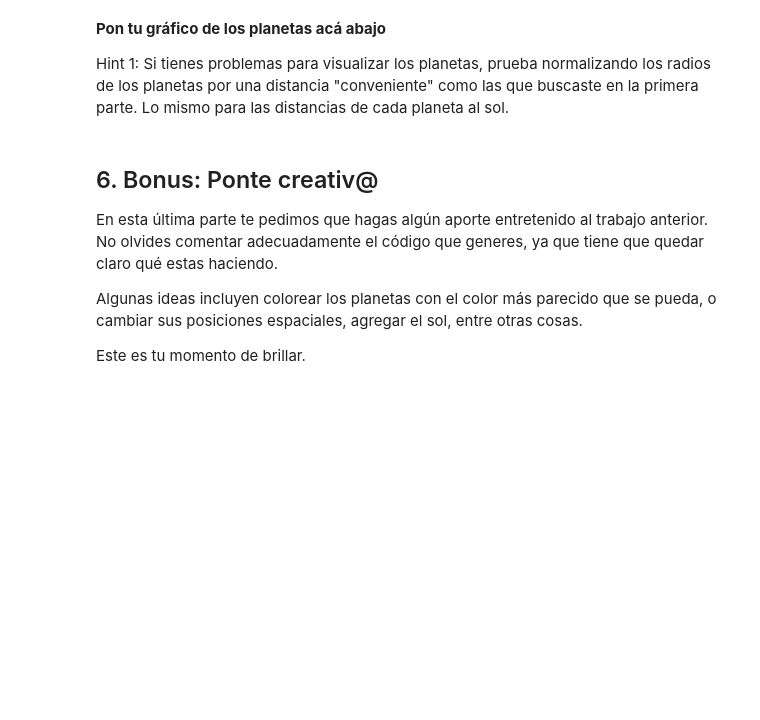
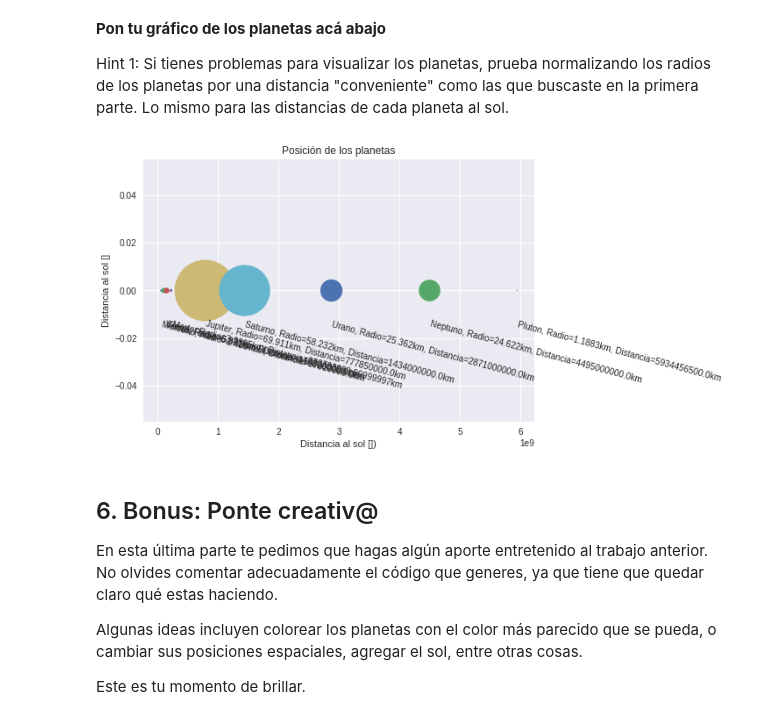
Before and after one commit to PaulaBDS/minitarea1, a Jupyter notebook: minitarea1.ipynb, the cells around one changed output. Cells and saved outputs as stored; diff of their text form; code cells hidden in the pictures; blank space fills up the shorter version.

Commit message:
Actividad 2 (Completada), Actividad 3 (Completada), Actividad 4 (Completada), Actividad 5 (Casi Lista)

```diff
--- a/minitarea1.ipynb
+++ b/minitarea1.ipynb
@@ -44,7 +44,7 @@ Usa estos números para guardar en la variable `checksum` un valor booleano que
 # %%
 from math import *
 
-planetas=['Mercurio', 'Venus', 'Tierra', 'Marte', 'Jupiter', 'Saturno', 'Urano', 'Neptuno', 'Pluton'];
+planetas=['Mercurio', 'Venus', 'Tierra', 'Marte', 'Júpiter', 'Saturno', 'Urano', 'Neptuno', 'Plutón'];
 
 radio_planetas=[2439.7, 6051.8, 6371, 3389.5, 69911, 58232, 25362, 24622, 1188.3];
 
@@ -55,3 +55,15 @@ num_planetas=len(planetas);
 num_radios=len(radio_planetas);
 
 num_distancias=len(distancia_planetas);
+
+
+# Checksum: int int int -> str
+# determina, mediante variables que guardan el largo de una lista,
+# si 3 de estas tienen el mismo tamaño
+def Checksum(a, b, c):
+  if a==b and a==c and b==c:
+    print ('Checksum: Todas las listas tienen el mismo tamaño')
+  else:
+    print ('Checksum: ERROR: NO todas las listas tienen el mismo tamaño')
+
+checksum = Checksum(num_planetas, num_radios, num_distancias)
@@ -230,6 +218,51 @@ plt.title('Posición de los planetas')
 **Pon tu gráfico de los planetas acá abajo**
 
 Hint 1: Si tienes problemas para visualizar los planetas, prueba normalizando los radios de los planetas por una distancia "conveniente" como las que buscaste en la primera parte. Lo mismo para las distancias de cada planeta al sol.
+# %%
+import matplotlib.pyplot as plt
+
+# Se genera una nueva lista de radios y otra de distancias al Sol convenientes:
+
+radio_planetas=[2439.7, 6051.8, 6371, 3389.5, 69911, 58232, 25362, 24622, 1188.3];
+radio2_planetas=[2.4397, 6.0518, 6.371, 3.3895, 69.911, 58.232, 25.362, 24.622, 1.1883];
+
+distancia_planetas=[5.791*pow(10,7), 1.082*pow(10,8), 1.496*pow(10,8), 2.22794*pow(10,8), 7.7785*pow(10,8), 1.434*pow(10,9), 2.871*pow(10,9), 4.495*pow(10,9), 5.9344565*pow(10,9)];
+distancia2_planetas=[57.91, 108.2, 149.6, 222.794, 777.85, 1434, 2871, 4495, 5934.4565];
+
+
+# Se crea un diccionario con la misma lista planetas generada en la actividad 2 y con las nuevas listas recién creadas:
+dict2_planetas=creaDict(planetas, radio2_planetas, distancia_planetas);
+
+
+
+# Se crea la figura donde se pondrán los Planetas
+fig1=plt.figure()
+
+# Las etiquetas y titulo del gráfico
+plt.xlabel('Distancia al sol [])')
+plt.ylabel('Distancia al sol []')
+plt.title('Posición de los planetas')
+
+
+
+# Grafica: dict(str:Planeta) -> none
+# funcion que grafica los planetas
+def Grafica(Dic):
+  L=list(Dic)
+  for i in range(len(L)):
+    planeta=Dic[L[i]]
+    dist=planeta.getDistancia()
+    rad=planeta.getRadio()
+    inf=planeta.Info()
+    plt.plot(dist, 0, 'o', markersize=rad)
+    plt.text(dist, -0.015, inf, rotation=-15, size=10)
+
+
+
+# Finalmente, generamos el gráfico:
+Grafica(dict2_planetas)
+# %% [output]
+[figure, added]
 # %% [markdown]
 ## 6. Bonus: Ponte creativ@
 En esta última parte te pedimos que hagas algún aporte entretenido al trabajo anterior. No olvides comentar adecuadamente el código que generes, ya que tiene que quedar claro qué estas haciendo.
```
Also changed, not shown: parts of 3 cells of this notebook.
